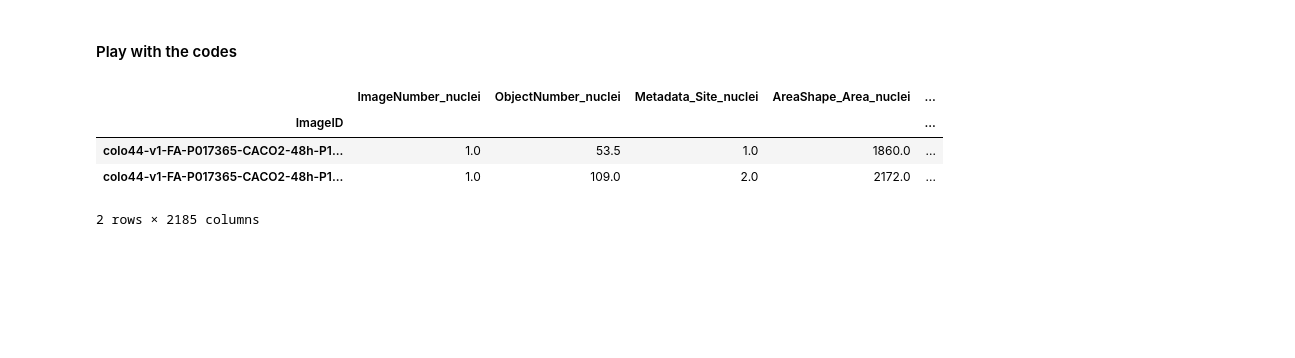
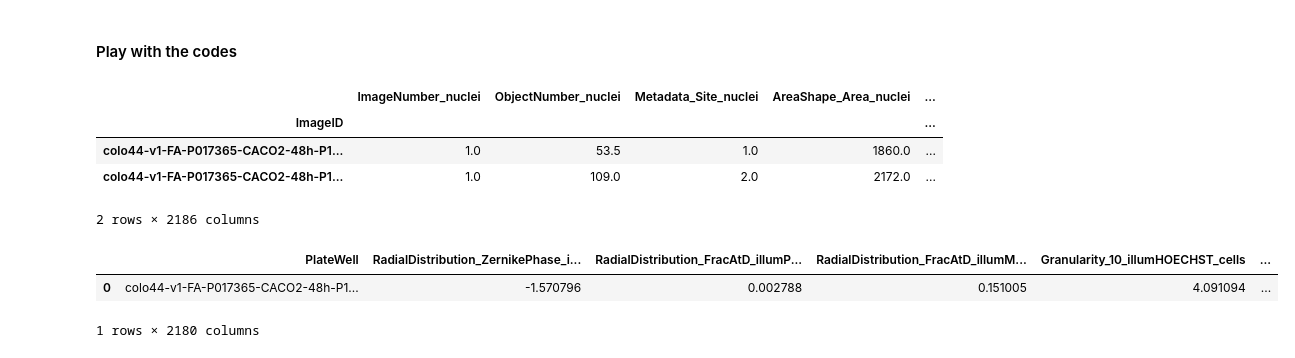
Before and after one commit to pharmbio/colopaint3D, a Jupyter notebook: 2D_analysis/play_with_pycytominer.ipynb, the cells around one changed output. Drawn from its saved outputs; the diff is of its cells as text; code cells hidden in the pictures; blank space fills up the shorter version.

```diff
--- a/2D_analysis/play_with_pycytominer.ipynb
+++ b/2D_analysis/play_with_pycytominer.ipynb
@@ -16,13 +24,14 @@ from pycytominer import aggregate
 #### Play with the codes
 # %%
 # Import my data
-BaseDir = "./2D_analysis/ImageMedianFeatures/"
+BaseDir = "./ImageMedianFeatures/"
 # %%
-df = pd.read_csv("{}/ImageMediansAllPlates.csv".format(BaseDir), sep=";", index_col=0)
+df = pd.read_csv("{}ImageMediansAllPlates.csv".format(BaseDir), sep=";", index_col=0)
+df['PlateWell'] = df.index.str[:-2]
 df.head(2)
 # %% [output]
 |  | ImageNumber_nuclei | ObjectNumber_nuclei | Metadata_Site_nuclei | AreaShape_Area_nuclei | ... |
 | ImageID |  |  |  |  | ... |
 | colo44-v1-FA-P017365-CACO2-48h-P1... | 1.0 | 53.5 | 1.0 | 1860.0 | ... |
 | colo44-v1-FA-P017365-CACO2-48h-P1... | 1.0 | 109.0 | 2.0 | 2172.0 | ... |
-2 rows × 2185 columns
+2 rows × 2186 columns
@@ -30,0 +38,10 @@ aggregate()
+# %%
+ListOfData = list(df.columns.values)
+ListOfFeatures = list(set(ListOfData) - set(['PlateWell','Metadata_Site_nuclei','Metadata_Site_cytoplasm','Metadata_Site_cells','ImageNumber_cells','ImageNumber_cytoplasm', 'ImageNumber_nuclei']))
+# %%
+population_df = aggregate(df, strata="PlateWell", features = ListOfFeatures, operation = "median", output_file="none", compute_object_count=False)
+population_df.head(1)
+# %% [output]
+|  | PlateWell | RadialDistribution_ZernikePhase_i... | RadialDistribution_FracAtD_illumP... | RadialDistribution_FracAtD_illumM... | Granularity_10_illumHOECHST_cells | ... |
+| 0 | colo44-v1-FA-P017365-CACO2-48h-P1... | -1.570796 | 0.002788 | 0.151005 | 4.091094 | ... |
+1 rows × 2180 columns
```
Also changed, not shown: parts of 21 cells of this notebook, 22 other files.
